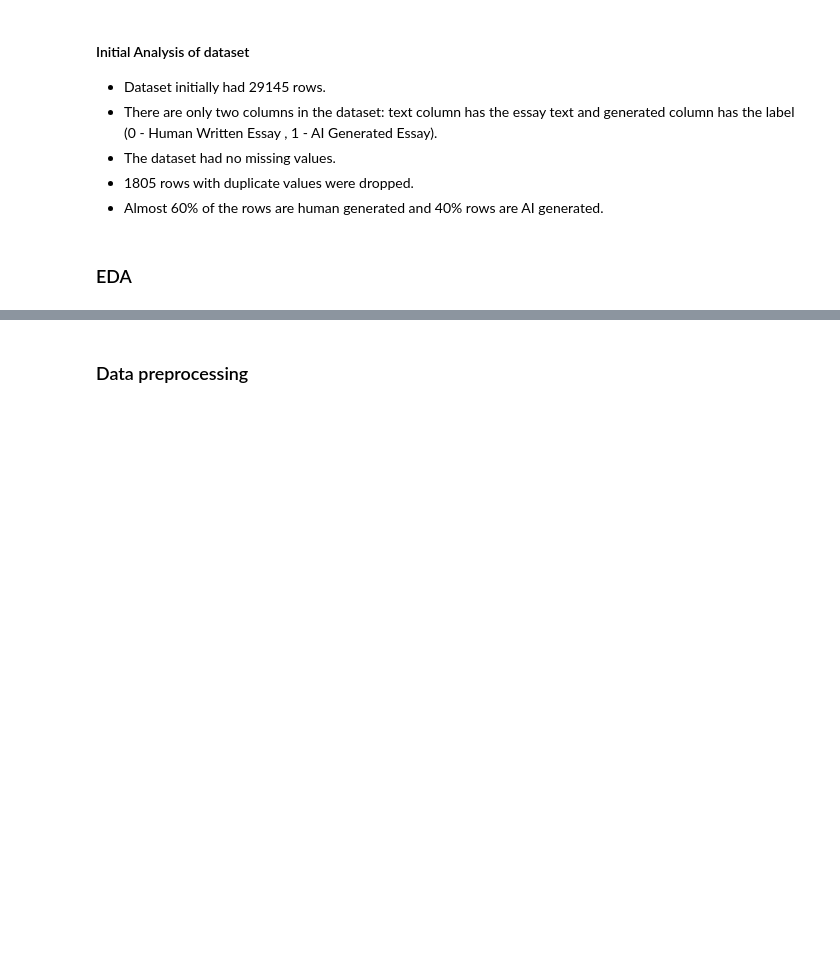
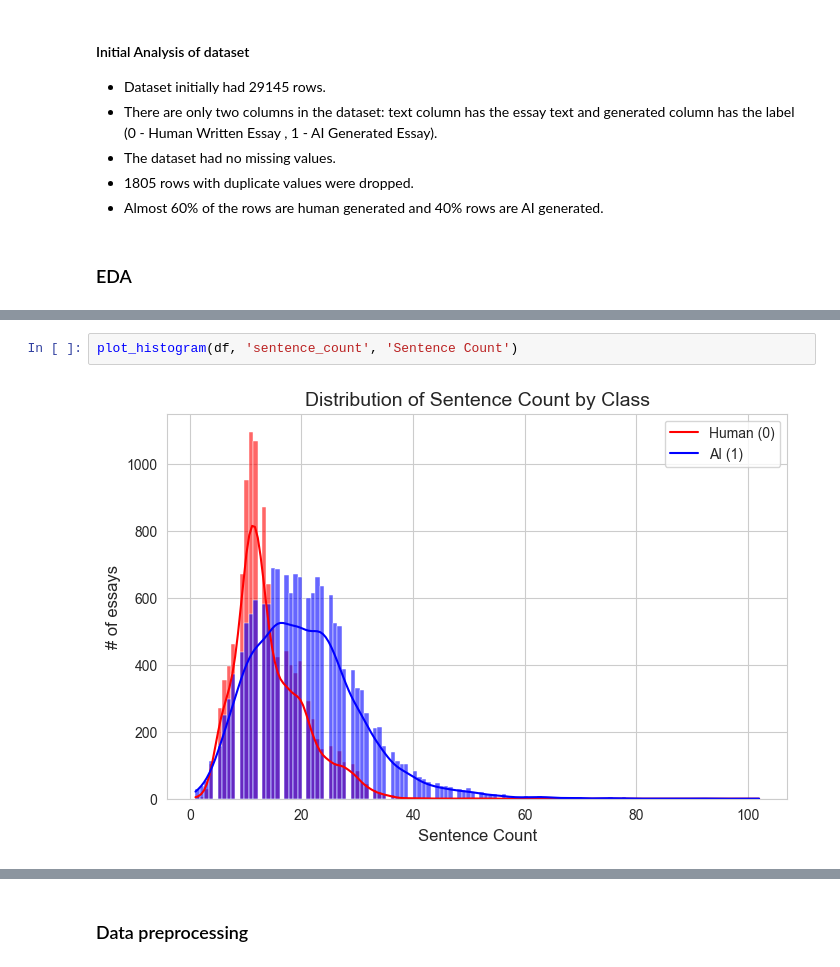
Before and after one commit to AnshumanMohanty-2001/Detect-AI-Text-using-LLMs, a Jupyter notebook: Detect_AI_text.ipynb, the cells around one changed output, grey strips where cells are left out. Drawn from its saved outputs; the diff is of its cells as text; blank space fills up the shorter version.

```diff
--- a/Detect_AI_text.ipynb
+++ b/Detect_AI_text.ipynb
@@ -161,0 +191,4 @@ plot_histogram(df, 'word_length', 'Frequency of words')
+# %%
+plot_histogram(df, 'sentence_count', 'Sentence Count')
+# %% [output]
+[figure, added]
```
Also changed, not shown: parts of 40 cells of this notebook.
